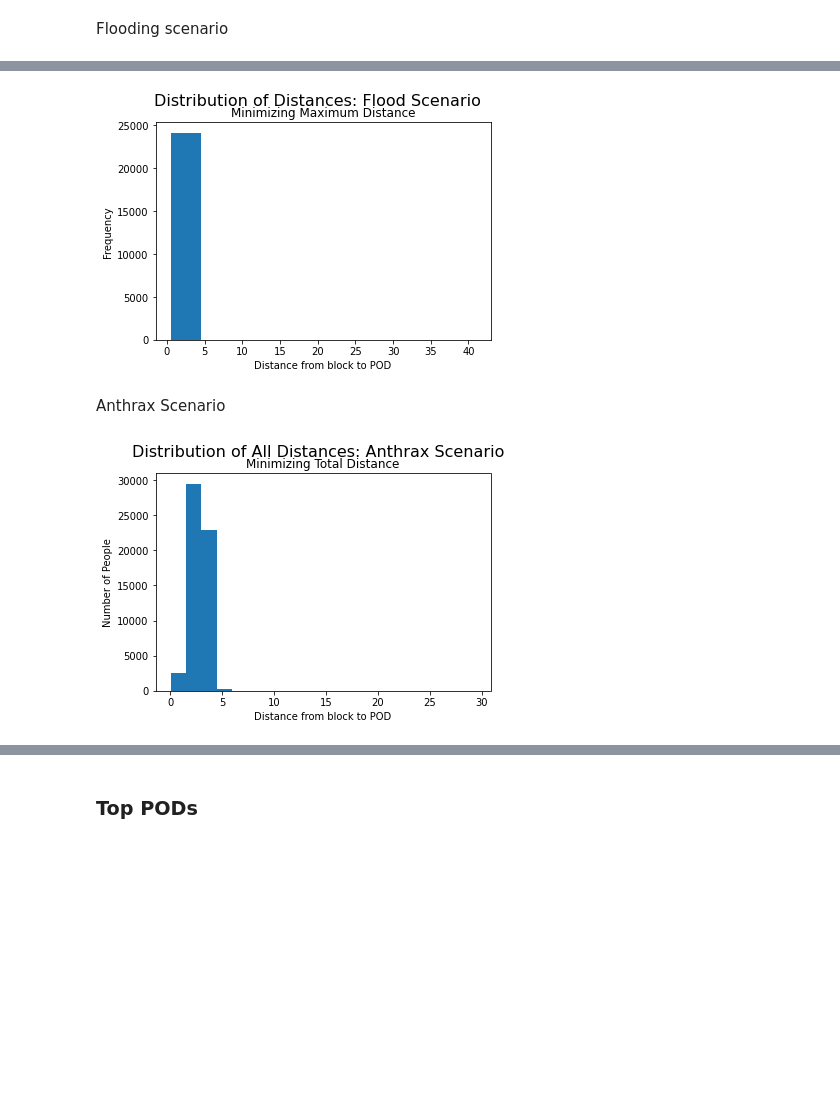
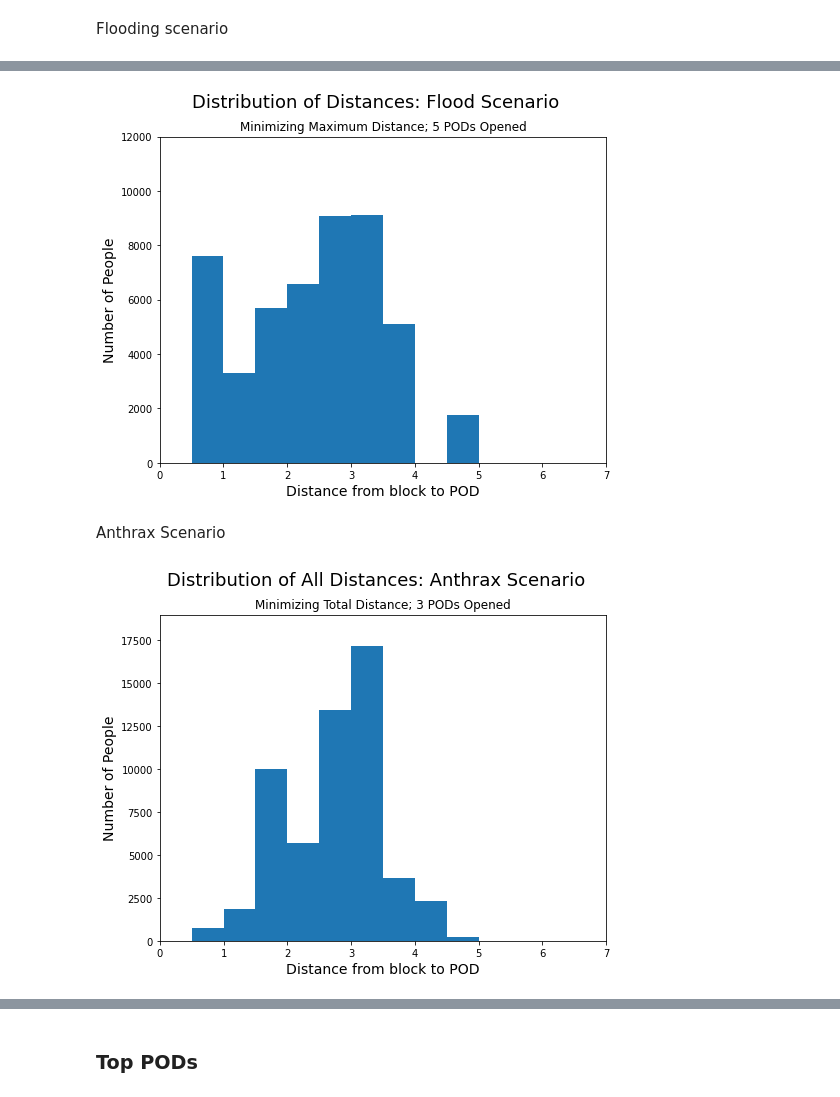
Before and after one commit to espeigle36/points-of-dispense, a Jupyter notebook: Analysis_E.ipynb, the cells around one changed output, grey strips where cells are left out. Cells and saved outputs as stored; diff of their text form; code cells hidden in the pictures; blank space fills up the shorter version.

```diff
--- a/Analysis_E.ipynb
+++ b/Analysis_E.ipynb
@@ -18,7 +20,3 @@ dist = dist_miles.values
 N = population['population'].values
 a_prop = population['anthrax'].values
 f_prop = population['flood'].values
-# %%
-infile = open('pods_open_total','rb')
-pods_total = pickle.load(infile)
-infile.close()
@@ -26,26 +26,14 @@ infile.close()
 infile = open('pods_open_total2','rb')
 pods_total2 = pickle.load(infile)
 infile.close()
-# %%
-infile = open('pods_open_minmax','rb')
-pods_minmax = pickle.load(infile)
-infile.close()
 # %%
 infile = open('pods_open_minmax2','rb')
 pods_minmax2 = pickle.load(infile)
 infile.close()
-# %%
-infile = open('pods_flood_total','rb')
-pods_flood_total = pickle.load(infile)
-infile.close()
 # %%
 infile = open('pods_flood_total2','rb')
 pods_flood_total2 = pickle.load(infile)
 infile.close()
-# %%
-infile = open('pods_flood_minmax','rb')
-pods_flood_minmax = pickle.load(infile)
-infile.close()
 # %%
 infile = open('pods_flood_minmax2','rb')
 pods_flood_minmax2 = pickle.load(infile)
@@ -249,27 +274,31 @@ plt.show()
 # %%
+plt.figure(figsize=(8,6))
 plt.hist([dist[j,i] for [j,i] in pods_flood_minmax2[5]],
-         weights=[N[j] * f_prop[j] for [j,i] in pods_flood_minmax2[5]], bins=20)
-plt.suptitle('Distribution of Distances: Flood Scenario', size=16)
-plt.title('Minimizing Maximum Distance')
-plt.xlabel('Distance from block to POD')
-plt.ylabel('Frequency')
-# plt.xlim(0, 9)
-# plt.ylim(0, 160000)
+         weights=[N[j] * f_prop[j] for [j,i] in pods_flood_minmax2[5]],
+         bins=np.arange(0,7,.5))
+plt.suptitle('Distribution of Distances: Flood Scenario', size=18)
+plt.title('Minimizing Maximum Distance; 5 PODs Opened')
+plt.xlabel('Distance from block to POD', size=14)
+plt.ylabel('Number of People', size=14)
+plt.xlim(0, 7)
+plt.ylim(0, 12000)
 plt.show()
 # %% [output]
-[figure, old version]
+[figure, new version]
 # %% [markdown]
 Anthrax Scenario
 # %%
+plt.figure(figsize=(8,6))
 plt.hist([dist[j,i] for [j,i] in pods_anthrax_total[3]],
-         weights=[N[j] * a_prop[j] for [j,i] in pods_anthrax_total[3]], bins=20)
-plt.suptitle('Distribution of All Distances: Anthrax Scenario', size=16)
-plt.title('Minimizing Total Distance')
-plt.xlabel('Distance from block to POD')
-plt.ylabel('Number of People')
-# plt.xlim(0, 9)
-# plt.ylim(0, 160000)
+         weights=[N[j] * a_prop[j] for [j,i] in pods_anthrax_total[3]],
+         bins=np.arange(0,7,.5))
+plt.suptitle('Distribution of All Distances: Anthrax Scenario', size=18)
+plt.title('Minimizing Total Distance; 3 PODs Opened')
+plt.xlabel('Distance from block to POD', size=14)
+plt.ylabel('Number of People', size=14)
+plt.xlim(0, 7)
+plt.ylim(0, 19000)
 plt.show()
 # %% [output]
-[figure, old version]
+[figure, new version]
 # %%
```
Also changed, not shown: parts of 23 cells of this notebook.
